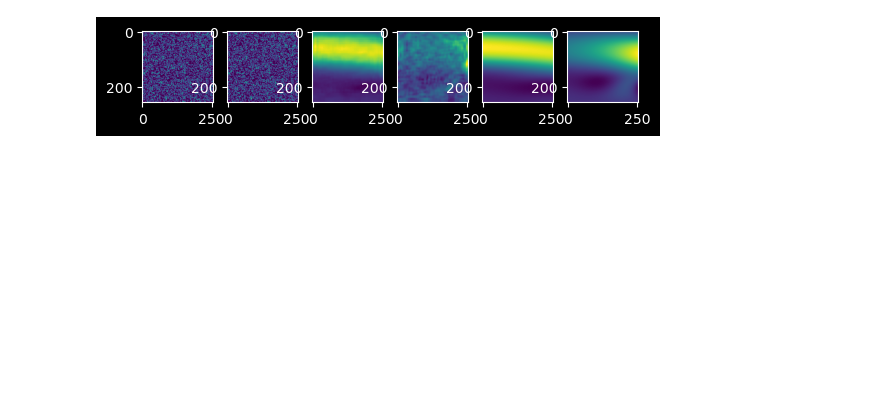
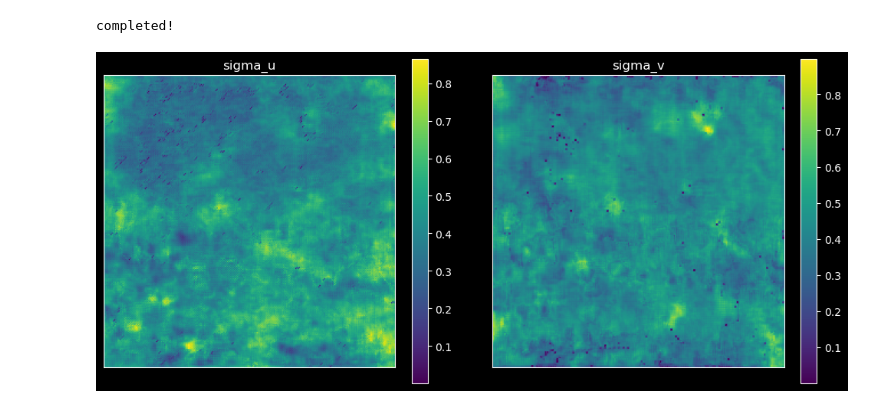
Before and after one commit to HardingPan/UR, a Jupyter notebook: baseline/multimodel-compare.ipynb, the cells around one changed output. Drawn from its saved outputs; the diff is of its cells as text; code cells hidden in the pictures; blank space fills up the shorter version.

```diff
--- a/baseline/multimodel-compare.ipynb
+++ b/baseline/multimodel-compare.ipynb
@@ -42,26 +65,30 @@ detransform has competed
-# %%
-path = '/home/panding/code/UR/piv-data/ur/backstep_Re800_00380.npy'
-data = np.load(path)
-img = data[0]
-
-img_rgb = np.zeros((256, 256, 3), dtype=np.float32)
-img_rgb[:, :, 0] = img
-img_rgb[:, :, 1] = img
-img_rgb[:, :, 2] = img
-
-plt.figure()
-plt.subplot(161)
-plt.imshow(data[0])
-plt.subplot(162)
-plt.imshow(data[1])
-plt.subplot(163)
-plt.imshow(data[2])
-plt.subplot(164)
-plt.imshow(data[3])
-plt.subplot(165)
-plt.imshow(data[4])
-plt.subplot(166)
-plt.imshow(data[5])
-plt.show()
-# %% [output]
-[figure, removed]
+# %%
+model_path = '/home/panding/code/UR/ur-model/validation-3.pt'
+my_device = torch.device("cuda" if torch.cuda.is_available() else "cpu")
+
+data = np.load(datas_ur[0])
+data = data[:4]
+
+uncertainty = Ur(data, path=model_path, device=my_device)
+sigma_u_ur, sigma_v_ur = uncertainty.get_sigma()
+
+plt.figure(figsize=(12,8))
+
+plt.subplot(1, 2, 1)
+plt.title('sigma_u')
+plt.xticks([])
+plt.yticks([])
+plt.imshow(np.abs(sigma_u_ur.transpose(1, 2, 0)))
+plt.colorbar(fraction=0.05)
+
+plt.subplot(1, 2, 2)
+plt.title('sigma_v')
+plt.xticks([])
+plt.yticks([])
+plt.imshow(np.abs(sigma_v_ur.transpose(1, 2, 0)))
+plt.colorbar(fraction=0.05)
+
+plt.show()
+# %% [output]
+completed!
+[figure, added]
```
Also changed, not shown: parts of 4 cells of this notebook, 20 other files.
